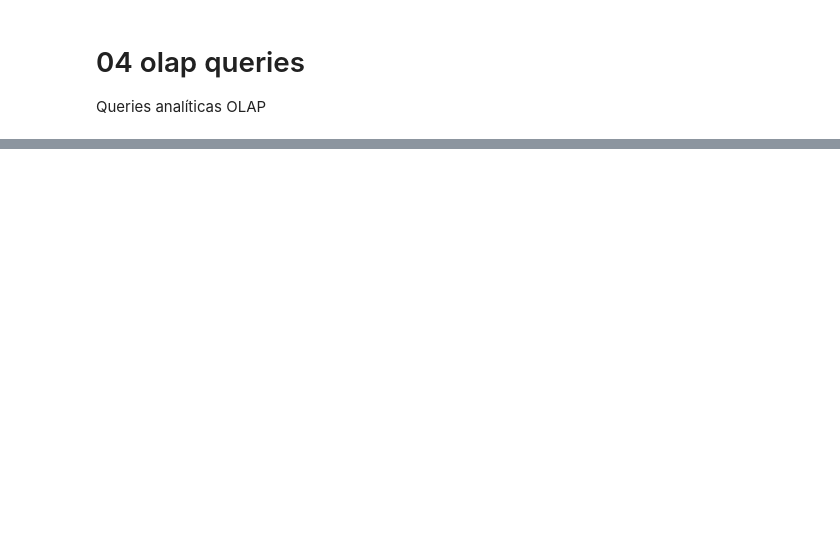
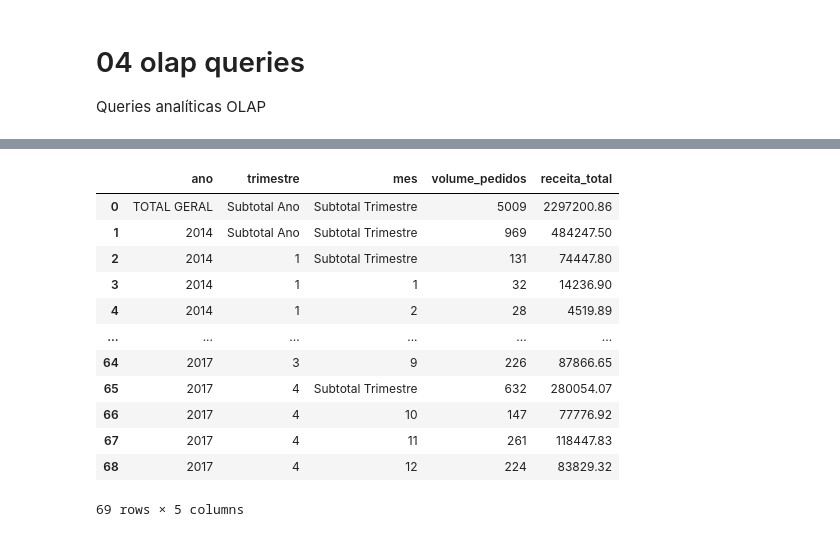
Before and after one commit to GDK-13/Data_warehouse, a Jupyter notebook: lab_mysql_dw/notebooks/04_olap_queries.ipynb, the cells around one changed output, grey strips where cells are left out. Saved outputs shown, nothing was run; the diff lists cells and outputs as text; code cells hidden in the pictures; blank space fills up the shorter version.

```diff
--- a/lab_mysql_dw/notebooks/04_olap_queries.ipynb
+++ b/lab_mysql_dw/notebooks/04_olap_queries.ipynb
@@ -40,0 +80,33 @@ DIM_META carregada com sucesso!
+# %%
+
+# Exercício 3: Subtotais Ano > Trimestre > Mês
+query_ex3 = """
+SELECT
+    COALESCE(CAST(t.ano AS CHAR), 'TOTAL GERAL') AS ano,
+    COALESCE(CAST(t.trimestre AS CHAR), 'Subtotal Ano') AS trimestre,
+    COALESCE(CAST(t.mes AS CHAR), 'Subtotal Trimestre') AS mes,
+    COUNT(DISTINCT f.nk_pedido) AS volume_pedidos,
+    ROUND(SUM(f.vlr_vendas), 2) AS receita_total
+FROM FATO_VENDAS f
+JOIN DIM_TEMPO t ON f.sk_tempo = t.sk_tempo
+GROUP BY t.ano, t.trimestre, t.mes WITH ROLLUP
+ORDER BY
+    t.ano IS NULL, t.ano,
+    t.trimestre IS NULL, t.trimestre,
+    t.mes IS NULL, t.mes;
+"""
+pd.read_sql(query_ex3, engine)
+# %% [output]
+|  | ano | trimestre | mes | volume_pedidos | receita_total |
+| 0 | TOTAL GERAL | Subtotal Ano | Subtotal Trimestre | 5009 | 2297200.86 |
+| 1 | 2014 | Subtotal Ano | Subtotal Trimestre | 969 | 484247.50 |
+| 2 | 2014 | 1 | Subtotal Trimestre | 131 | 74447.80 |
+| 3 | 2014 | 1 | 1 | 32 | 14236.90 |
+| 4 | 2014 | 1 | 2 | 28 | 4519.89 |
+| ... | ... | ... | ... | ... | ... |
+| 64 | 2017 | 3 | 9 | 226 | 87866.65 |
+| 65 | 2017 | 4 | Subtotal Trimestre | 632 | 280054.07 |
+| 66 | 2017 | 4 | 10 | 147 | 77776.92 |
+| 67 | 2017 | 4 | 11 | 261 | 118447.83 |
+| 68 | 2017 | 4 | 12 | 224 | 83829.32 |
+69 rows × 5 columns
```
Also changed, not shown: parts of 8 cells of this notebook, 5 other files.
